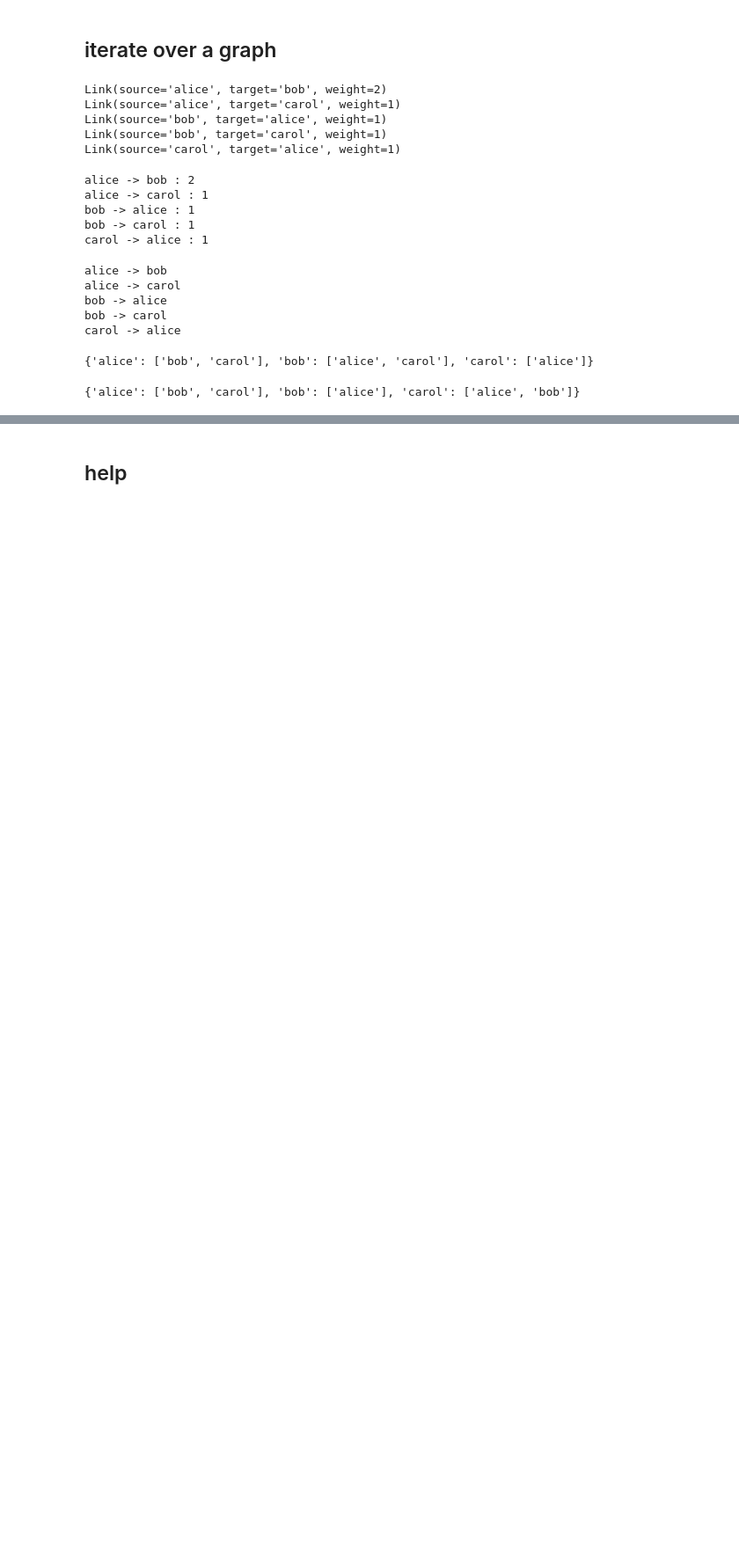
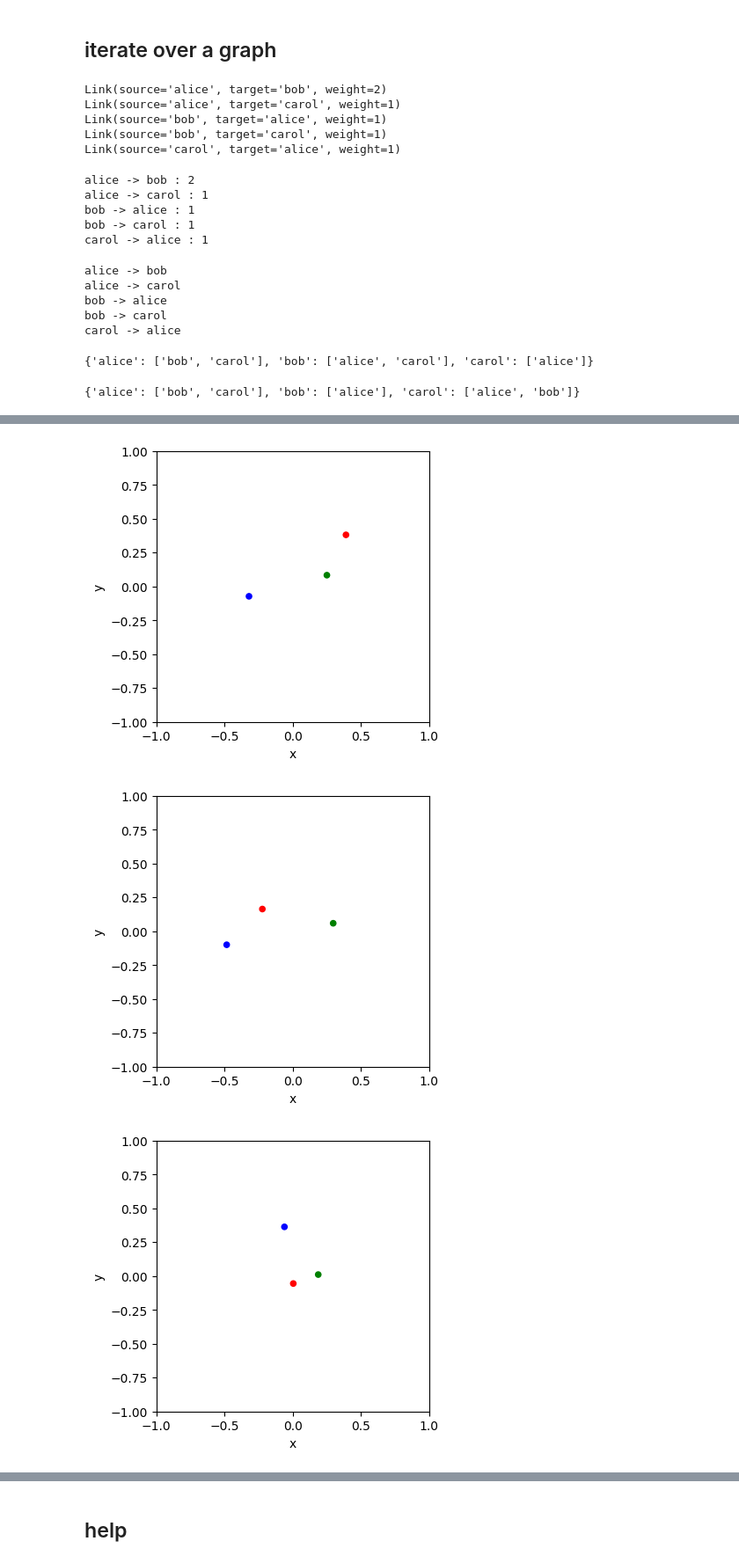
Before and after one commit to samkennerly/kingofsnake, a Jupyter notebook: books/graph.ipynb, the cells around one changed output, grey strips where cells are left out. Shown at 88% size. Drawn from its saved outputs; the diff is of its cells as text; code cells hidden in the pictures; blank space fills up the shorter version.

```diff
--- a/books/graph.ipynb
+++ b/books/graph.ipynb
@@ -244,0 +213,17 @@ for x, y in points:
+# %%
+plotkw = {
+    'color': list('rgb'),
+    'figsize': (4,4),
+    'x': 'x',
+    'xlim': (-1,1),
+    'y': 'y',
+    'ylim': (-1,1)
+}
+
+for t, frame in enumerate(graph(128)):
+    if not (t % 8):
+        frame.plot.scatter(**plotkw)
+# %% [output]
+[figure, added]
+[figure, added]
+[figure, added]
```
Also changed, not shown: parts of 15 cells of this notebook.
